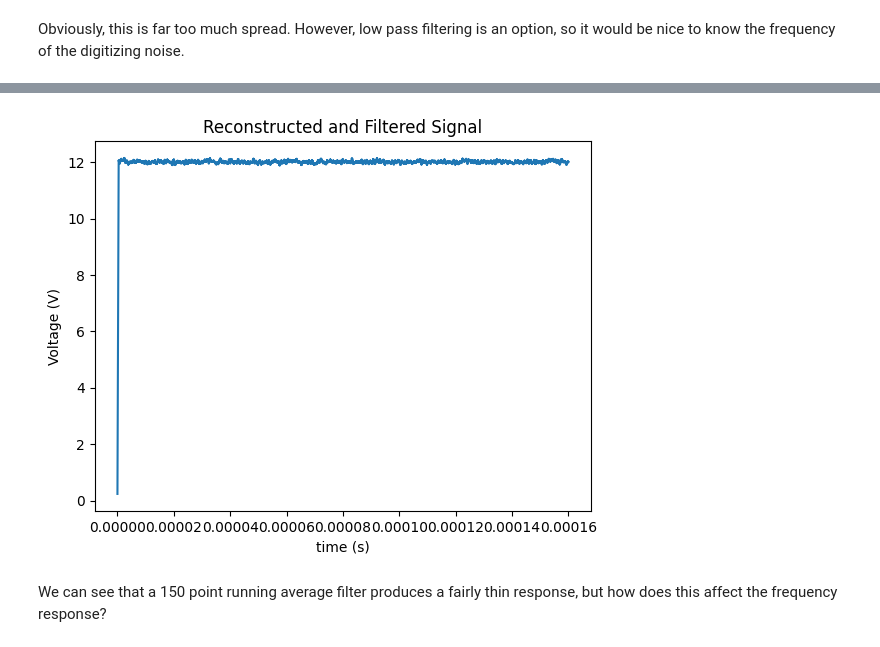
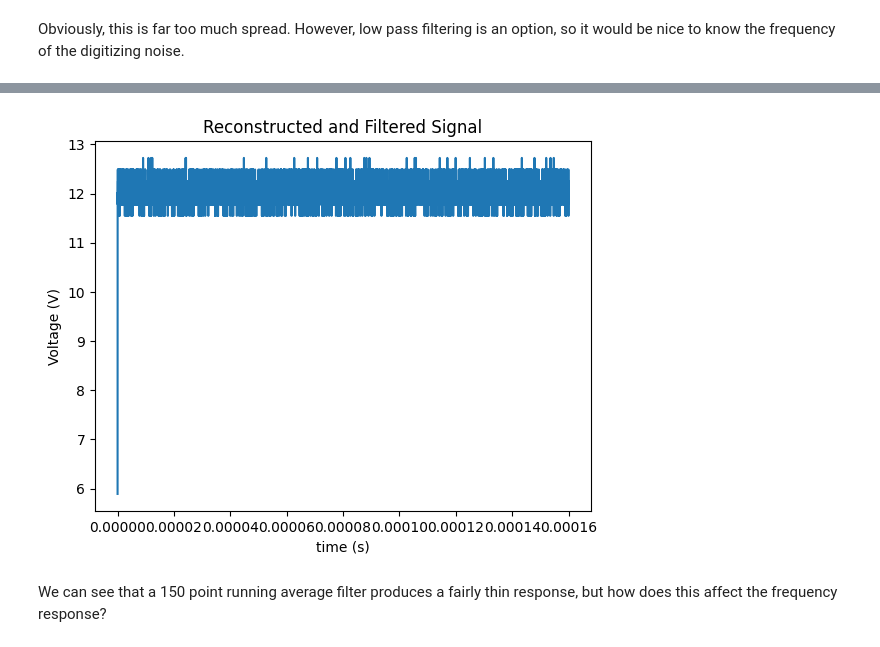
Before and after one commit to schuyler4/voltpeek, a Jupyter notebook: expierment/quantization_noise.ipynb, the cells around one changed output, grey strips where cells are left out. Cells and saved outputs as stored; diff of their text form; code cells hidden in the pictures.

```diff
--- a/expierment/quantization_noise.ipynb
+++ b/expierment/quantization_noise.ipynb
@@ -55,16 +55,16 @@ plt.show()
 # %%
 from scipy import signal
-N = 50
+N = 2
 Ps = 40
 hh = np.array([1/N for _ in range(0, N)])
 filtered_vv = np.convolve(vv, hh)
 plt.plot(tt, filtered_vv[0:len(tt)])
 plt.title("Reconstructed and Filtered Signal")
 plt.xlabel("time (s)")
 plt.ylabel("Voltage (V)")
 plt.show()
 # %% [output]
-[figure, old version]
+[figure, new version]
 # %% [markdown]
 We can see that a 150 point running average filter produces a fairly thin response, but how does this affect the frequency response?
 # %%
```
Also changed, not shown: parts of 2 cells of this notebook, 5 other files.
